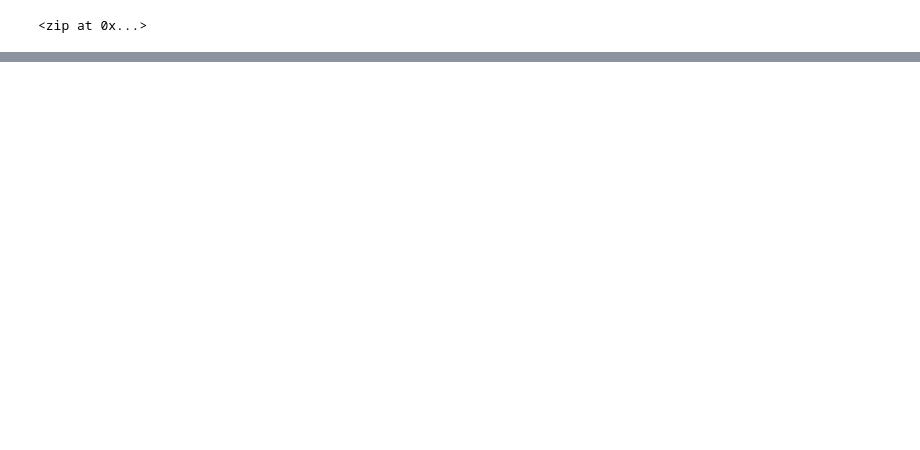
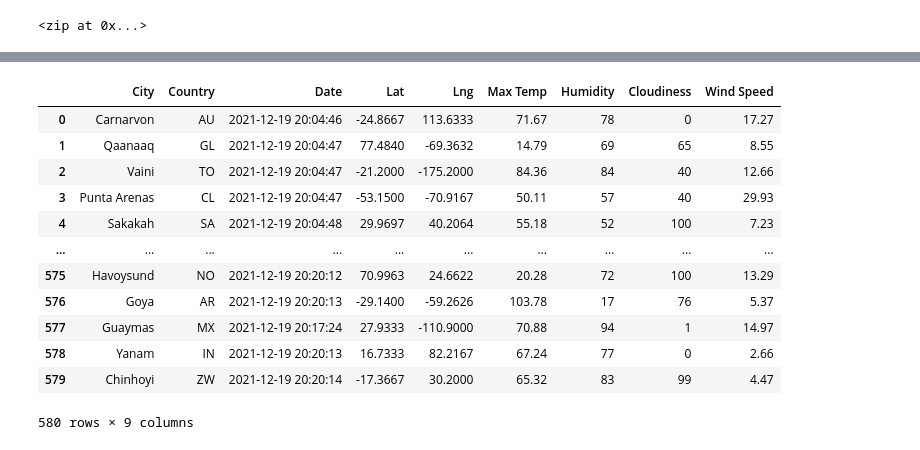
Before and after one commit to LacyS6198/World_Weather_Analysis, a Jupyter notebook: WeatherPy.ipynb, the cells around one changed output, grey strips where cells are left out. Saved outputs shown, nothing was run; the diff lists cells and outputs as text; code cells hidden in the pictures; blank space fills up the shorter version.

```diff
--- a/WeatherPy.ipynb
+++ b/WeatherPy.ipynb
@@ -52,0 +45,3 @@ len(cities)
+# %%
+# Starting URL for Weather Map API Call.
+url = "http://api.openweathermap.org/data/2.5/weather?units=Imperial&APPID=" + weather_api_key
@@ -52,0 +132,4 @@ len(cities)
+# %%
+# Convert the array of dictionaries to a Pandas DataFrame.
+city_data_df = pd.DataFrame(city_data)
+city_data_df.head(10)
@@ -52,0 +148,18 @@ len(cities)
+# %%
+new_column_order = ["City", "Country", "Date","Lat","Lng","Max Temp", "Humidity","Cloudiness","Wind Speed"]
+city_data_df = city_data_df[new_column_order]
+city_data_df
+# %% [output]
+|  | City | Country | Date | Lat | Lng | Max Temp | Humidity | Cloudiness | Wind Speed |
+| 0 | Carnarvon | AU | 2021-12-19 20:04:46 | -24.8667 | 113.6333 | 71.67 | 78 | 0 | 17.27 |
+| 1 | Qaanaaq | GL | 2021-12-19 20:04:47 | 77.4840 | -69.3632 | 14.79 | 69 | 65 | 8.55 |
+| 2 | Vaini | TO | 2021-12-19 20:04:47 | -21.2000 | -175.2000 | 84.36 | 84 | 40 | 12.66 |
+| 3 | Punta Arenas | CL | 2021-12-19 20:04:47 | -53.1500 | -70.9167 | 50.11 | 57 | 40 | 29.93 |
+| 4 | Sakakah | SA | 2021-12-19 20:04:48 | 29.9697 | 40.2064 | 55.18 | 52 | 100 | 7.23 |
+| ... | ... | ... | ... | ... | ... | ... | ... | ... | ... |
+| 575 | Havoysund | NO | 2021-12-19 20:20:12 | 70.9963 | 24.6622 | 20.28 | 72 | 100 | 13.29 |
+| 576 | Goya | AR | 2021-12-19 20:20:13 | -29.1400 | -59.2626 | 103.78 | 17 | 76 | 5.37 |
+| 577 | Guaymas | MX | 2021-12-19 20:17:24 | 27.9333 | -110.9000 | 70.88 | 94 | 1 | 14.97 |
+| 578 | Yanam | IN | 2021-12-19 20:20:13 | 16.7333 | 82.2167 | 67.24 | 77 | 0 | 2.66 |
+| 579 | Chinhoyi | ZW | 2021-12-19 20:20:14 | -17.3667 | 30.2000 | 65.32 | 83 | 99 | 4.47 |
+580 rows × 9 columns
```
Also changed, not shown: parts of 6 cells of this notebook, 1 other file.
